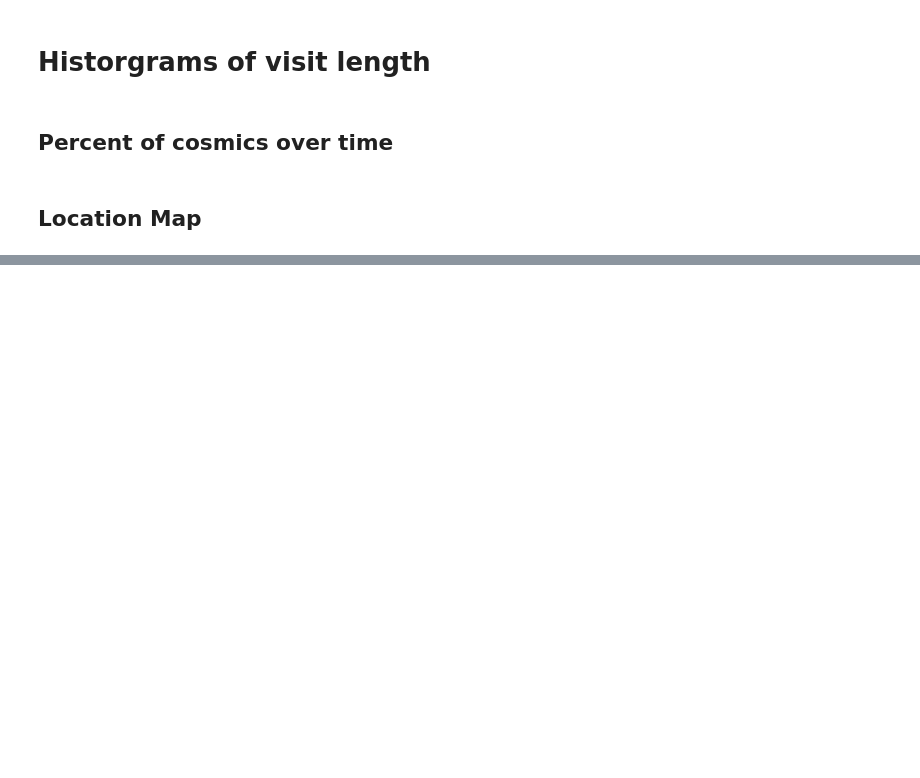
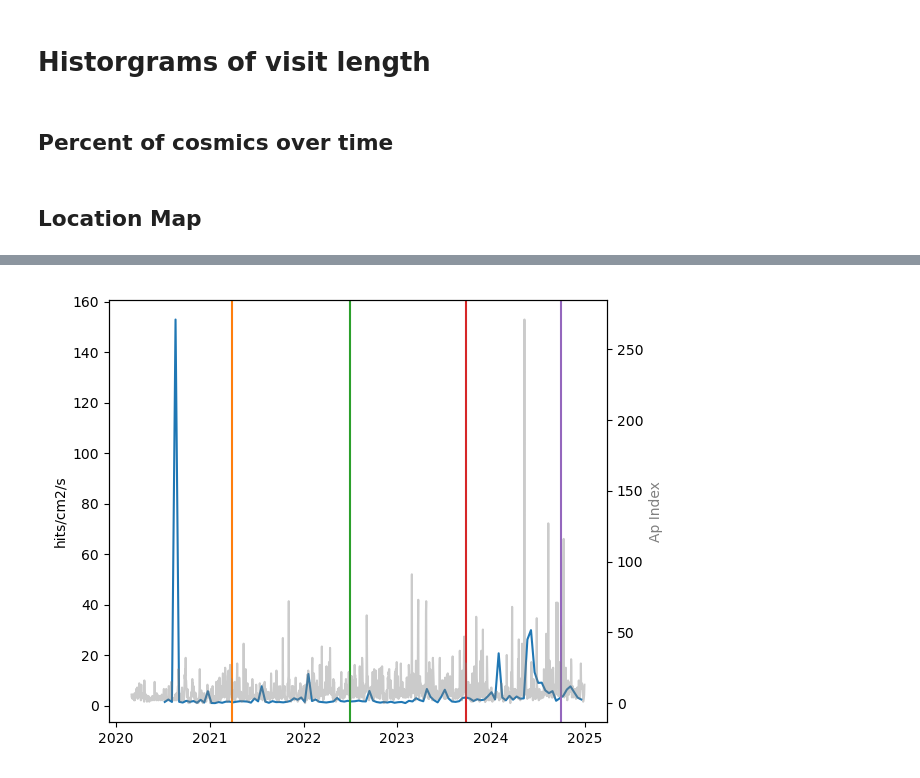
Before and after one commit to luisepevestorff/CheopsCosmics, a Jupyter notebook: plot_maps.ipynb, the cells around one changed output, grey strips where cells are left out. Drawn from its saved outputs; the diff is of its cells as text; code cells hidden in the pictures; blank space fills up the shorter version.

```diff
--- a/plot_maps.ipynb
+++ b/plot_maps.ipynb
@@ -1144,0 +1261,9 @@ print(coordinates)
+# %%
+(time, index, status) = getKpindex('2020-03-01', '2024-12-31','SN')
+
+SN = np.array(index)
+
+SN_dict = {'date': pd.to_datetime(dates), 'Sunspot Number': SN}
+SN_df = pd.DataFrame(SN_dict)
+
+print(SN_df)
@@ -1144,0 +1287,67 @@ print(coordinates)
+# %%
+# get different bins for the Sunsport number
+
+#monthly
+SN_month = SN_df.groupby(pd.PeriodIndex(SN_df['date'], freq='M'))['Sunspot Number'].mean().reset_index()
+SN_month['date'] = pd.to_datetime(SN_month['date'].astype(str) + '-01')
+
+#weekly
+SN_week = SN_df.groupby(pd.PeriodIndex(SN_df['date'], freq='W'))['Sunspot Number'].mean().reset_index()
+SN_week['date'] = SN_week['date'].dt.to_timestamp()
+# %%
+start_AO1 = pd.Timestamp("2020-02-01 12:00:00", tz = 'UTC')
+start_AO2 = pd.Timestamp("2021-03-26 12:00:00", tz = 'UTC')
+start_AO3 = pd.Timestamp("2022-07-01 12:00:00", tz = 'UTC')
+start_AO4 = pd.Timestamp("2023-09-25 12:00:00", tz = 'UTC')
+start_AO5 = pd.Timestamp("2024-10-01 12:00:00", tz = 'UTC')
+
+
+plt.close('all')
+
+# Read the CSV file into a DataFrame
+
+#df = pd.read_csv('1week.csv', delimiter=',')
+#time = pd.to_datetime(df['Timestamp'])
+time_kpIndex = kp_week['date']
+time_ApIndex = Ap_df['date']
+time_sunspots = SN_week['date']
+#mean_density_cosmics = pd.to_numeric(df['Data'])
+kp_index = kp_week['kpIndex']
+Ap_index = Ap_df['ApIndex']
+number_sunspots = SN_week['Sunspot Number']
+
+fig, ax1 = plt.subplots()
+
+ax1.set_ylabel('hits/cm2/s')
+#ax1.set_xticks(rotation=45)
+ax1.plot(time,mean_density_cosmics)
+# ax1.axvline(start_AO1, c='C0', label = 'AO-1')
+ax1.axvline(start_AO2, c='C1', label = 'AO-2')
+ax1.axvline(start_AO3, c='C2',label = 'AO-3')
+ax1.axvline(start_AO4, c='C3', label = 'AO-4')
+ax1.axvline(start_AO5, c='C4',label = 'AO-5')
+
+ax2 = ax1.twinx()
+
+color = 'tab:grey'
+ax2.set_ylabel('Ap Index', color='grey')
+ax2.plot(time_ApIndex, Ap_index, color=color, zorder=-1, alpha=0.4, label='Ap index')
+
+#plt.figure()
+#plt.plot(time,mean_density_cosmics)
+#plt.bar(time_cme,cmes, color='goldenrod', label='# CMEs')
+#plt.xticks(rotation=45)
+#plt.axvline(start_AO1, c='C0', label = 'AO-1')
+#plt.axvline(start_AO2, c='C1', label = 'AO-2')
+#plt.axvline(start_AO3, c='C2',label = 'AO-3')
+#plt.axvline(start_AO4, c='C3', label = 'AO-4')
+#plt.axvline(start_AO5, c='C4',label = 'AO-5')
+#plt.ylabel('hits/cm2/s')
+# ax1.legend()
+#ax2.legend()
+fig.tight_layout()
+fileout_name = 'Mean_density_cosmics_plus_Ap_Index'
+plt.savefig(output_folder / fileout_name, transparent = False, dpi = 600,format = 'png')
+plt.show()
+# %% [output]
+[figure, added]
```
Also changed, not shown: parts of 17 cells of this notebook.
